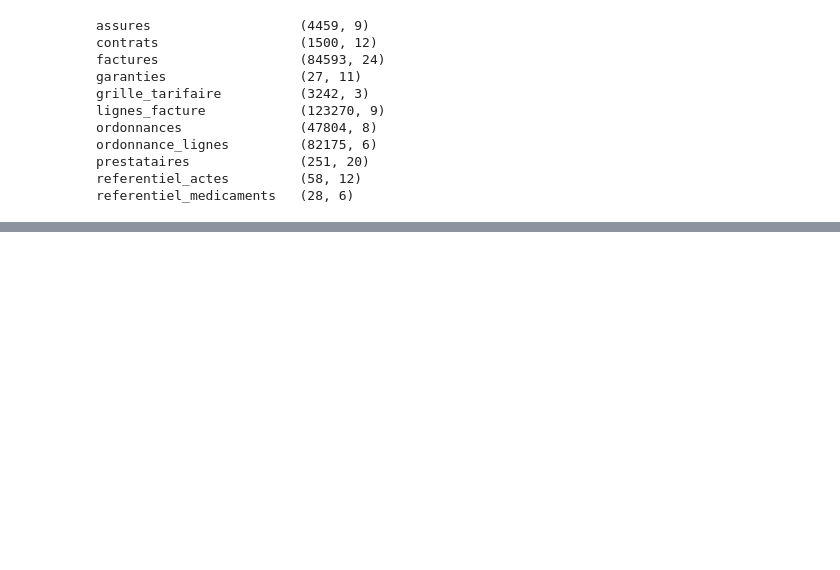
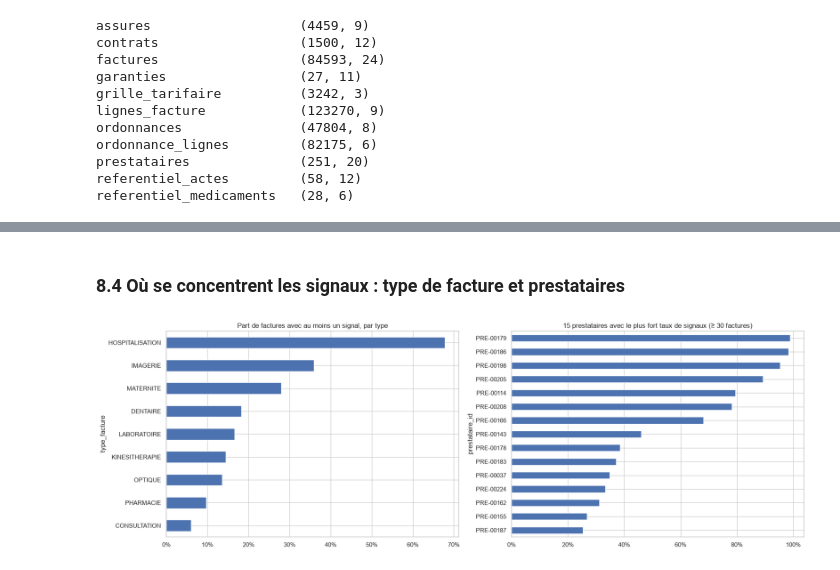
Before and after one commit to FanasinaBinah/predicare-tpa, a Jupyter notebook: notebooks/exploration.ipynb, the cells around one changed output, grey strips where cells are left out. Cells and saved outputs as stored; diff of their text form; code cells hidden in the pictures; blank space fills up the shorter version.

```diff
--- a/notebooks/exploration.ipynb
+++ b/notebooks/exploration.ipynb
@@ -135,0 +602,22 @@ contrats            .formule              -> 0 orphelin(s)
+# %% [markdown]
+### 8.4 Où se concentrent les signaux : type de facture et prestataires
+# %%
+fact_full["a_signal"] = fact_full.nb_signaux > 0
+
+fig, axes = plt.subplots(1, 2, figsize=(18, 6))
+
+(fact_full.groupby("type_facture").a_signal.mean().sort_values()
+ .plot.barh(ax=axes[0]))
+axes[0].set_title("Part de factures avec au moins un signal, par type")
+axes[0].xaxis.set_major_formatter(plt.matplotlib.ticker.PercentFormatter(1.0))
+
+par_presta = fact_full.groupby("prestataire_id").agg(n=("facture_id", "size"),
+                                                    taux=("a_signal", "mean"))
+top = par_presta[par_presta.n >= 30].sort_values("taux").tail(15)
+top.taux.plot.barh(ax=axes[1])
+axes[1].set_title("15 prestataires avec le plus fort taux de signaux (≥ 30 factures)")
+axes[1].xaxis.set_major_formatter(plt.matplotlib.ticker.PercentFormatter(1.0))
+
+sauver("signaux_par_type_et_prestataire")
+# %% [output]
+[figure, added]
```
Also changed, not shown: parts of 48 cells of this notebook, 37 other files.
